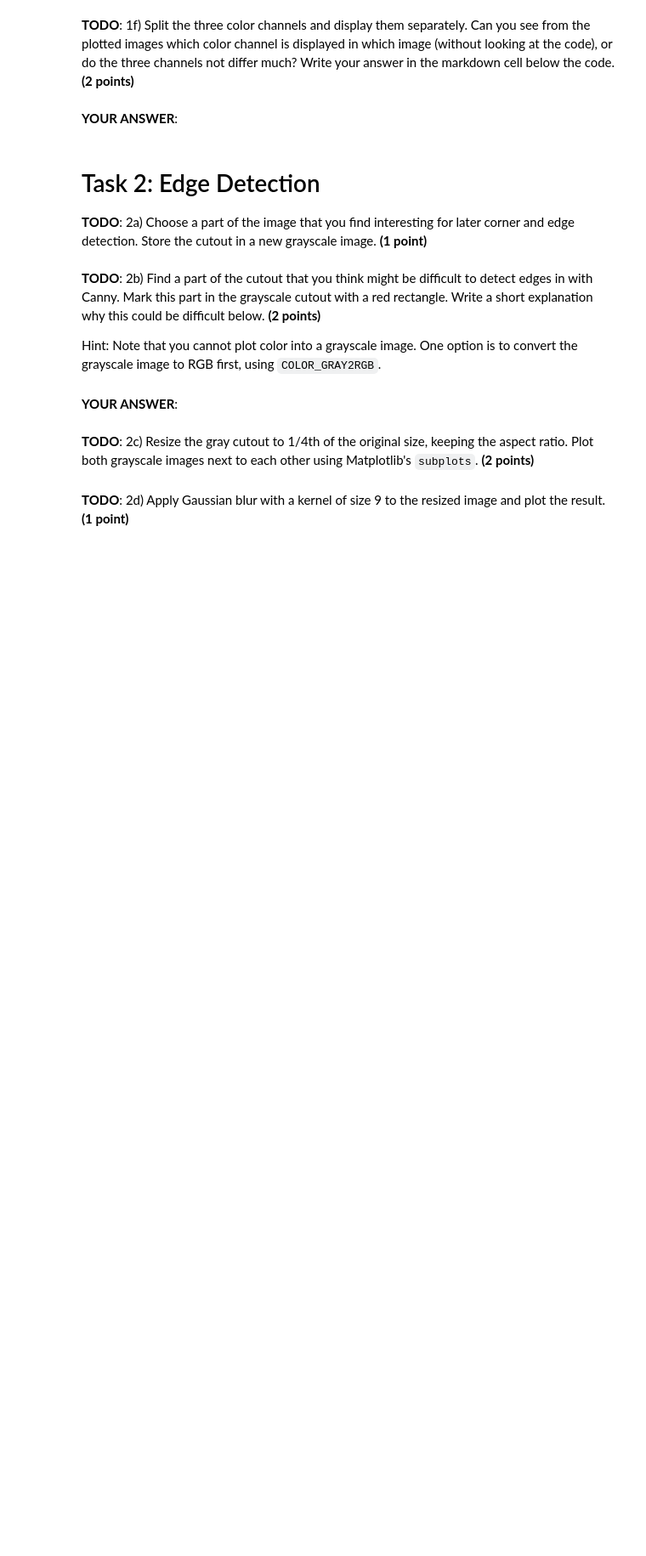
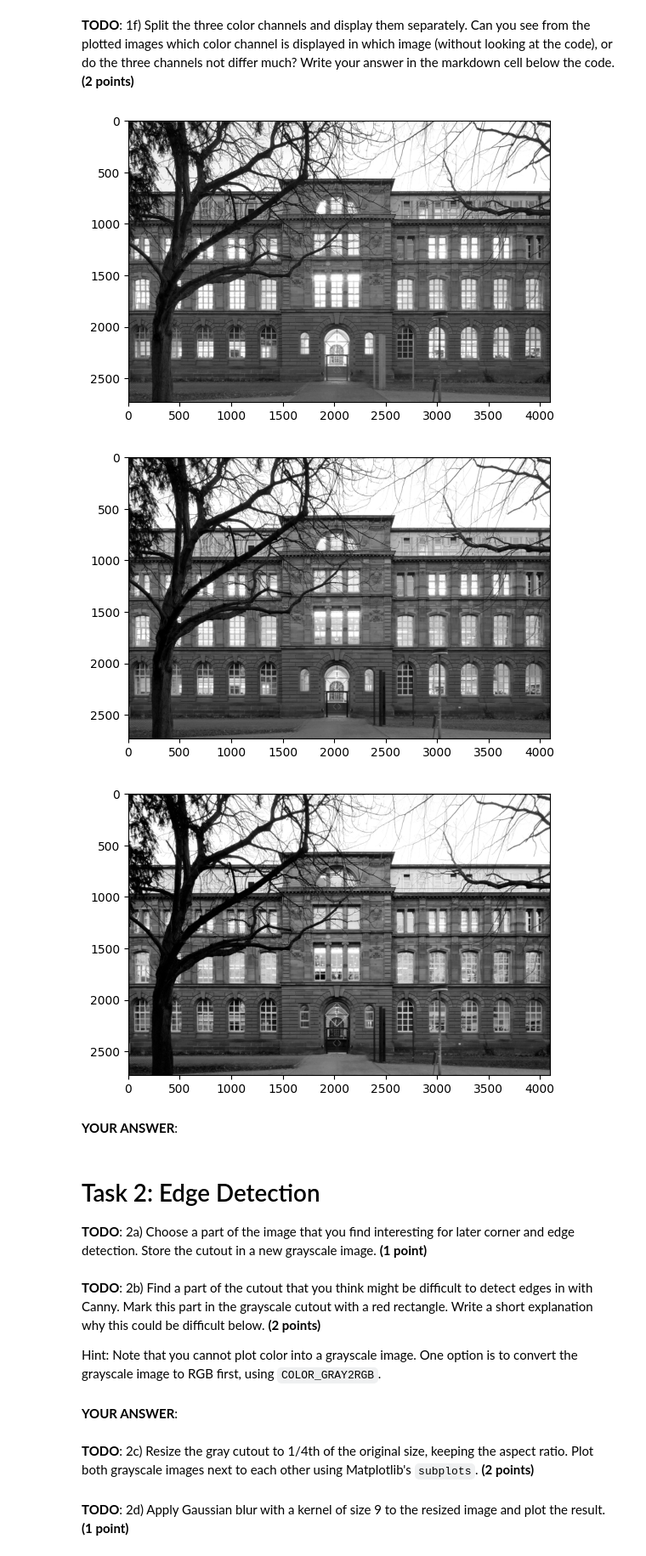
Before and after one commit to B-Terence/CV_Projekte, a Jupyter notebook: Project_OpenCV_Edges_starter.ipynb, the cells around one changed output. Shown at 85% size. Drawn from its saved outputs; the diff is of its cells as text; code cells hidden in the pictures; blank space fills up the shorter version.

```diff
--- a/Project_OpenCV_Edges_starter.ipynb
+++ b/Project_OpenCV_Edges_starter.ipynb
@@ -57,7 +85,23 @@ Hint: Indexing starts at 0 in Python! Remember the image origin is in the upper
 # %% [markdown]
 **TODO**: 1f) Split the three color channels and display them separately. Can you see from the plotted images which color channel is displayed in which image (without looking at the code), or do the three channels not differ much? Write your answer in the markdown cell below the code. **(2 points)**
 # %%
-##### TODO: YOUR CODE GOES HERE
+#plt.imshow(img_rgb)
+#plt.show()
+
+r,g,b= cv2.split(img_rgb)
+
+plt.imshow(r, cmap='gray')
+plt.show()
+
+plt.imshow(g, cmap='gray')
+plt.show()
+
+plt.imshow(b, cmap='gray')
+plt.show()
+# %% [output]
+[figure, added]
+[figure, added]
+[figure, added]
 # %% [markdown]
 **YOUR ANSWER**:
 # %% [markdown]
```
Also changed, not shown: parts of 7 cells of this notebook.
